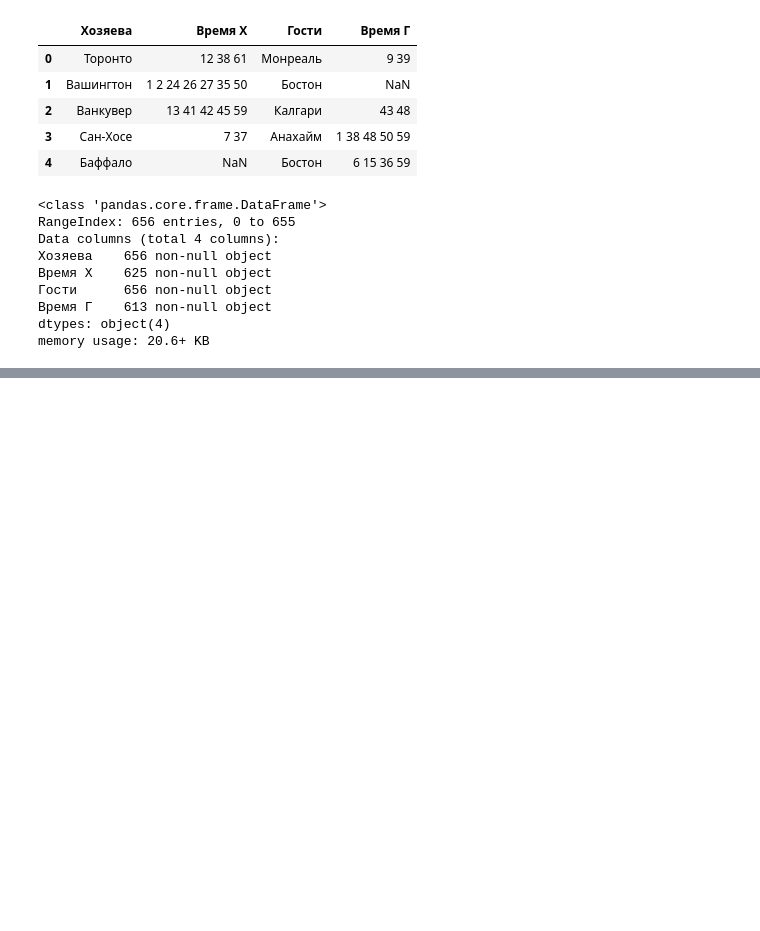
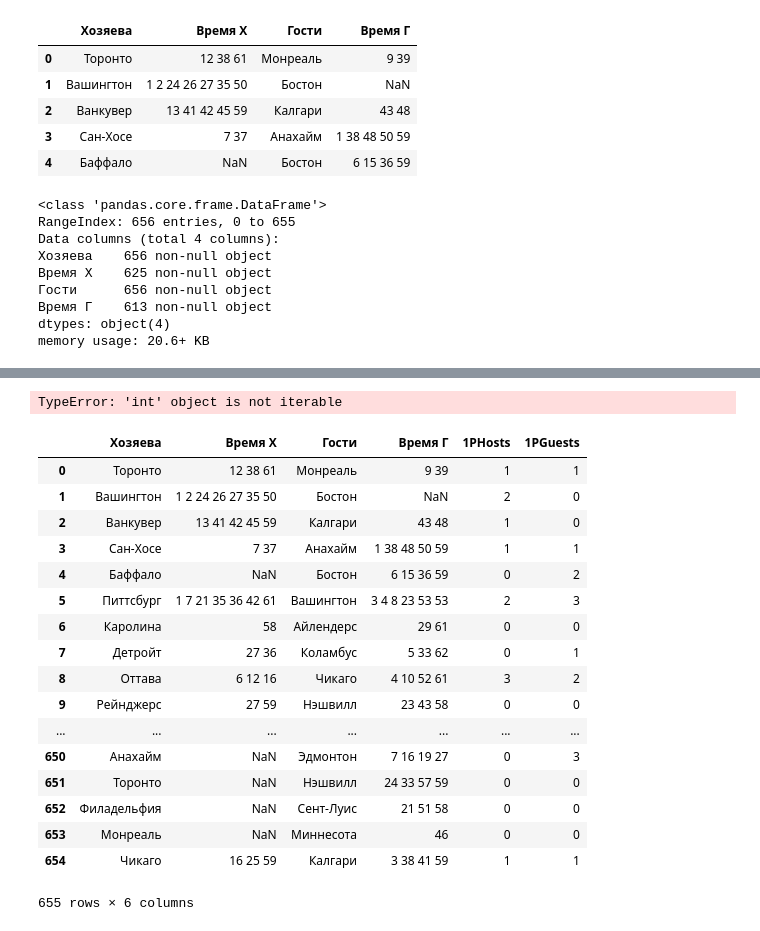
Before and after one commit to George3256/ML, a Jupyter notebook: hockey.ipynb, the cells around one changed output, grey strips where cells are left out. Saved outputs shown, nothing was run; the diff lists cells and outputs as text; code cells hidden in the pictures; blank space fills up the shorter version.

Commit message:
add 2 columns

```diff
--- a/hockey.ipynb
+++ b/hockey.ipynb
@@ -119,0 +124,27 @@ hockey.head(-1)
+# %%
+hockey.describe(-1)
+# %% [output]
+TypeError: 'int' object is not iterable
+# %%
+hockey['1PGuests'] = hockey['Время Г'].str.split(" ").apply(count1P)
+# %%
+hockey.head(-1)
+# %% [output]
+|  | Хозяева | Время Х | Гости | Время Г | 1PHosts | 1PGuests |
+| 0 | Торонто | 12 38 61 | Монреаль | 9 39 | 1 | 1 |
+| 1 | Вашингтон | 1 2 24 26 27 35 50 | Бостон | NaN | 2 | 0 |
+| 2 | Ванкувер | 13 41 42 45 59 | Калгари | 43 48 | 1 | 0 |
+| 3 | Сан-Хосе | 7 37 | Анахайм | 1 38 48 50 59 | 1 | 1 |
+| 4 | Баффало | NaN | Бостон | 6 15 36 59 | 0 | 2 |
+| 5 | Питтсбург | 1 7 21 35 36 42 61 | Вашингтон | 3 4 8 23 53 53 | 2 | 3 |
+| 6 | Каролина | 58 | Айлендерс | 29 61 | 0 | 0 |
+| 7 | Детройт | 27 36 | Коламбус | 5 33 62 | 0 | 1 |
+| 8 | Оттава | 6 12 16 | Чикаго | 4 10 52 61 | 3 | 2 |
+| 9 | Рейнджерс | 27 59 | Нэшвилл | 23 43 58 | 0 | 0 |
+| ... | ... | ... | ... | ... | ... | ... |
+| 650 | Анахайм | NaN | Эдмонтон | 7 16 19 27 | 0 | 3 |
+| 651 | Торонто | NaN | Нэшвилл | 24 33 57 59 | 0 | 0 |
+| 652 | Филадельфия | NaN | Сент-Луис | 21 51 58 | 0 | 0 |
+| 653 | Монреаль | NaN | Миннесота | 46 | 0 | 0 |
+| 654 | Чикаго | 16 25 59 | Калгари | 3 38 41 59 | 1 | 1 |
+655 rows × 6 columns
```
Also changed, not shown: parts of 8 cells of this notebook.
